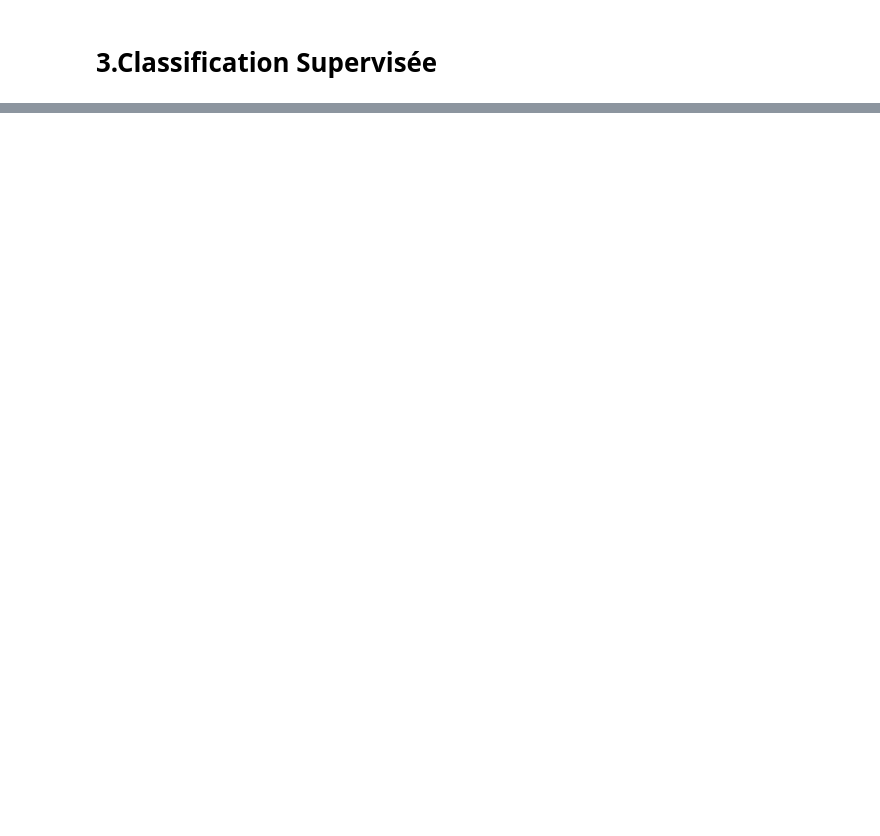
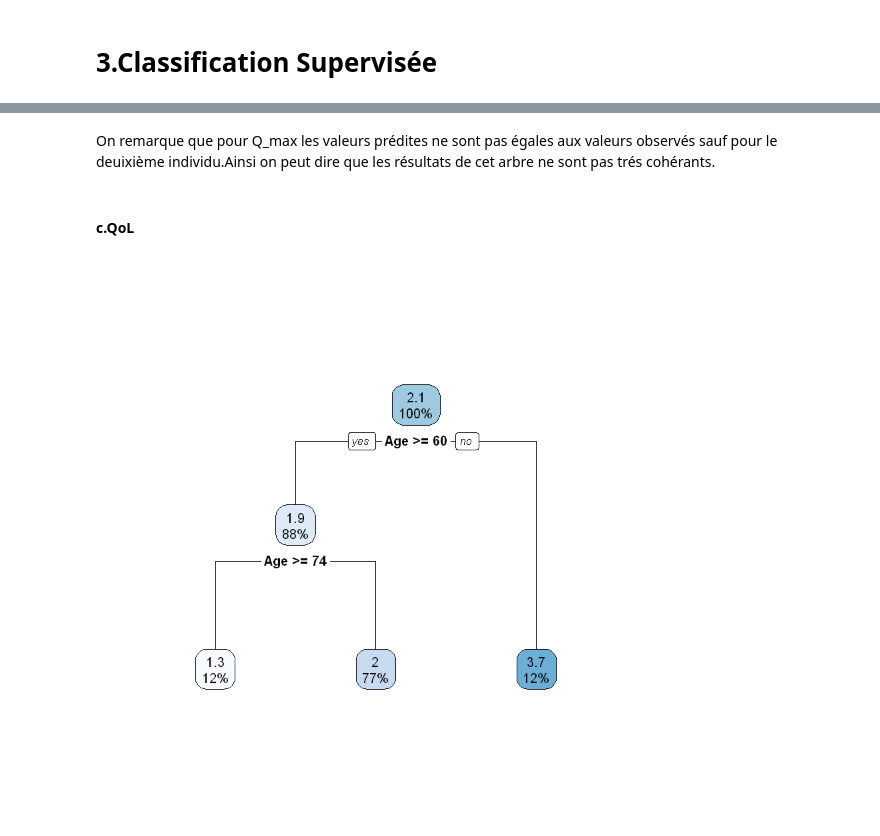
Before and after one commit to BigFab/TP_Adenome, a Jupyter notebook: vapor.ipynb, the cells around one changed output, grey strips where cells are left out. Cells and saved outputs as stored; diff of their text form; code cells hidden in the pictures; blank space fills up the shorter version.

```diff
--- a/vapor.ipynb
+++ b/vapor.ipynb
@@ -828,0 +841,13 @@ node), split, n, loss, yval, (yprob)
+# %% [markdown]
+On remarque que pour Q_max les valeurs prédites ne sont pas égales aux valeurs observés sauf pour le deuixième individu.Ainsi on peut dire que les résultats de cet arbre ne sont pas trés cohérants.
+# %% [markdown]
+#### c.QoL
+# %%
+matrix_for_tree_QoL=matrix(NA)
+qol=subset(vapor_cat_post,select=c(X12M_QoL))
+matrix_for_tree_QoL=cbind(vapor_num_pre,qol)
+tree_QoL = rpart(method="anova",formula=matrix_for_tree_QoL$X12M_QoL ~ .,data=matrix_for_tree_QoL,control=rpart.control(minsplit=6,cp=0))
+pSimple_QoL <- prune(tree_QoL,cp=0)
+rpart.plot(pSimple_QoL)
+# %% [output]
+[figure, added]
```
Also changed, not shown: parts of 23 cells of this notebook.
